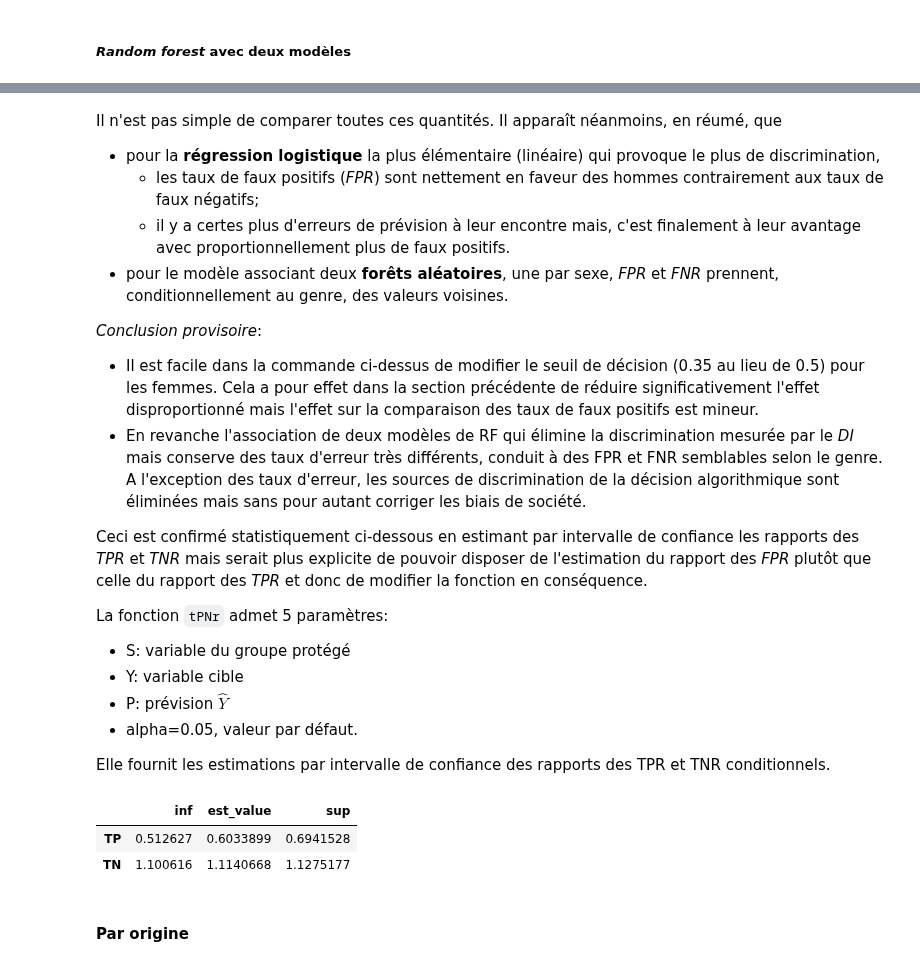
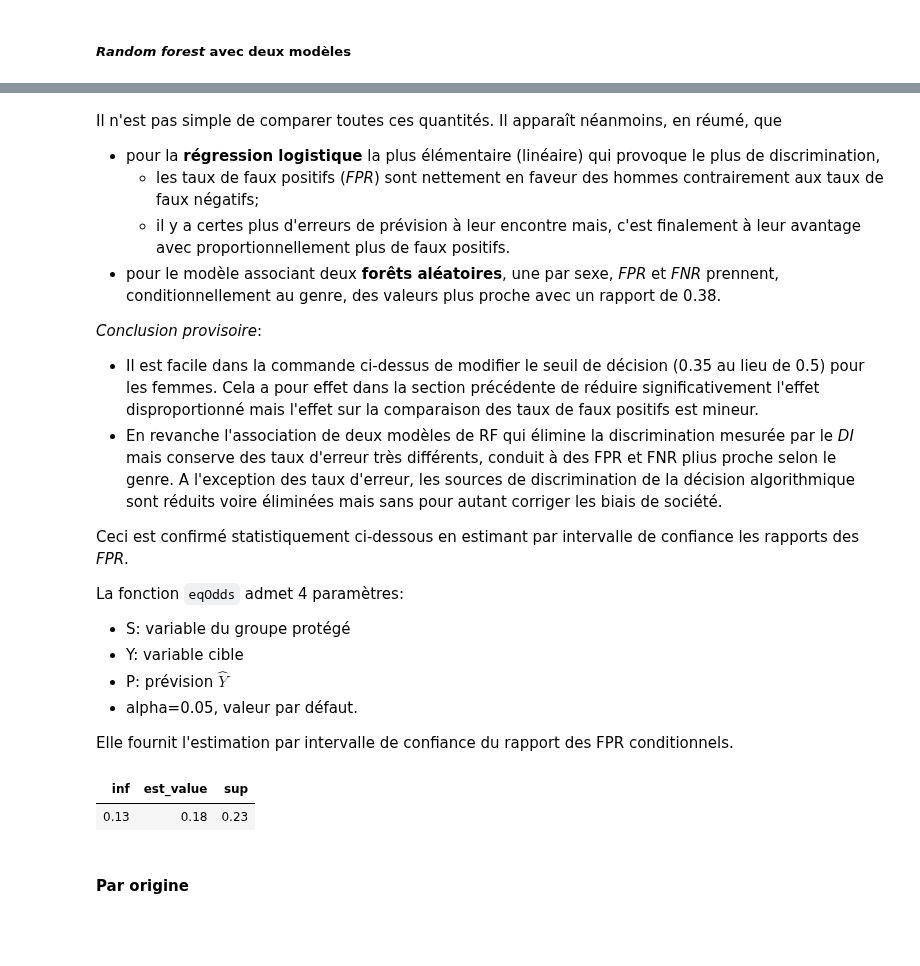
Before and after one commit to wikistat/Fair-ML-4-Ethical-AI, a Jupyter notebook: AdultCensus/AdultCensus-R-biasDetection.ipynb, the cells around one changed output, grey strips where cells are left out. Saved outputs shown, nothing was run; the diff lists cells and outputs as text; code cells hidden in the pictures; blank space fills up the shorter version.

```diff
--- a/AdultCensus/AdultCensus-R-biasDetection.ipynb
+++ b/AdultCensus/AdultCensus-R-biasDetection.ipynb
@@ -1352,19 +1353,19 @@ Il n'est pas simple de comparer toutes ces quantités. Il apparaît néanmoins,
 - pour la **régression logistique** la plus élémentaire (linéaire) qui provoque le plus de discrimination,
     - les taux de faux positifs (*FPR*) sont nettement en faveur des hommes contrairement aux taux de faux négatifs;
     - il y a certes plus d'erreurs de prévision à leur encontre mais, c'est finalement à leur avantage avec proportionnellement plus de faux positifs.
-- pour le modèle associant deux **forêts aléatoires**, une par sexe, *FPR* et *FNR* prennent, conditionnellement au genre, des valeurs voisines.
+- pour le modèle associant deux **forêts aléatoires**, une par sexe, *FPR* et *FNR* prennent, conditionnellement au genre, des valeurs plus proche avec un rapport de 0.38.
 
 *Conclusion provisoire*:
 - Il est facile dans la commande ci-dessus de modifier le seuil de décision (0.35 au lieu de 0.5) pour les femmes. Cela a pour effet dans la section précédente de réduire significativement l'effet disproportionné mais l'effet sur la comparaison des taux de faux positifs est mineur.
-- En revanche l'association de deux modèles de RF qui élimine la discrimination mesurée par le *DI* mais conserve des taux d'erreur très différents, conduit à des FPR et FNR semblables selon le genre. A l'exception des taux d'erreur, les sources de discrimination de la décision algorithmique sont éliminées mais sans pour autant corriger les biais de société.
+- En revanche l'association de deux modèles de RF qui élimine la discrimination mesurée par le *DI* mais conserve des taux d'erreur très différents, conduit à des FPR et FNR plius proche selon le genre. A l'exception des taux d'erreur, les sources de discrimination de la décision algorithmique sont réduits voire éliminées mais sans pour autant corriger les biais de société.
 
-Ceci est confirmé statistiquement ci-dessous en estimant par intervalle de confiance les rapports des *TPR* et *TNR* mais serait plus explicite de pouvoir disposer de l'estimation du rapport des *FPR* plutôt que celle du rapport des *TPR* et donc de modifier la fonction en conséquence.
+Ceci est confirmé statistiquement ci-dessous en estimant par intervalle de confiance les rapports des  *FPR*.
 
-La fonction  `tPNr`  admet 5 paramètres:
+La fonction  `eqOdds`  admet 4 paramètres:
 - S: variable du groupe protégé
 - Y: variable cible
 - P: prévision $\hat{Y}$
 - alpha=0.05, valeur par défaut.
 
-Elle fournit les estimations par intervalle de confiance des rapports des TPR et TNR conditionnels.
+Elle fournit l'estimation par intervalle de confiance du rapport des FPR conditionnels.
 # %%
@@ -1372,9 +1373,8 @@ source('../Functions/tPNr.R')
 # %%
-tPNr(daTest$sex,daTest$income,as.factor(pred.log>0.5))
+round(eqOdds(daTest$sex,daTest$income,as.factor(pred.log>0.5)),2)
 # %% [output]
-|  | inf | est_value | sup |
-| TP | 0.512627 | 0.6033899 | 0.6941528 |
-| TN | 1.100616 | 1.1140668 | 1.1275177 |
+| inf | est_value | sup |
+| 0.13 | 0.18 | 0.23 |
 # %% [markdown]
 #### Par origine
 # %%
```
Also changed, not shown: parts of 15 cells of this notebook.
